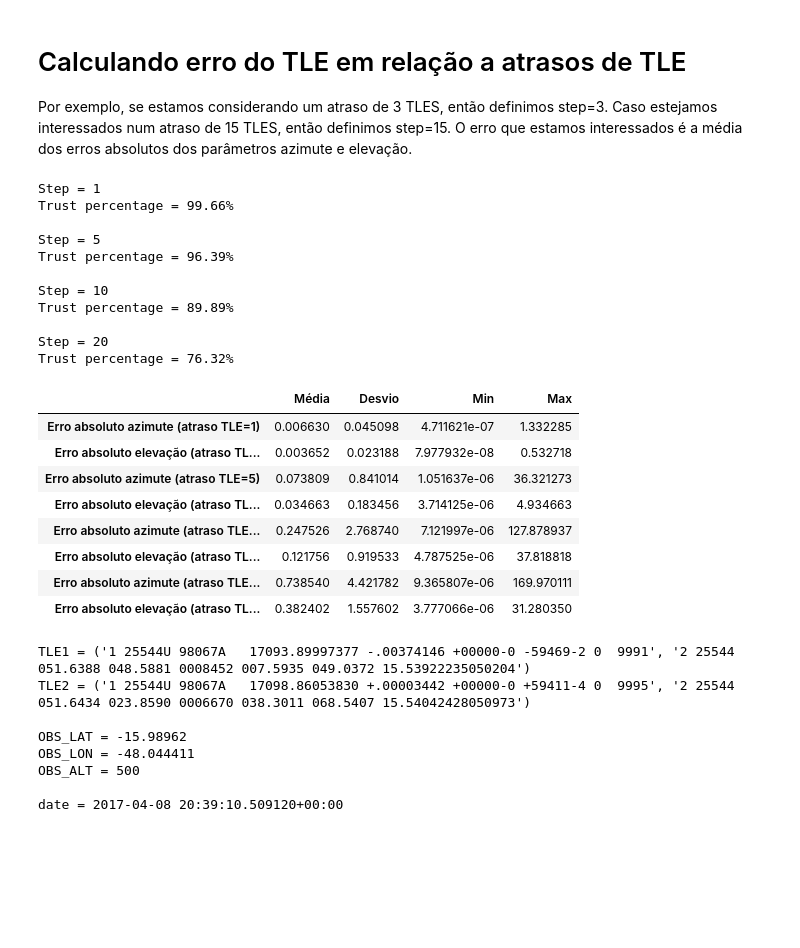
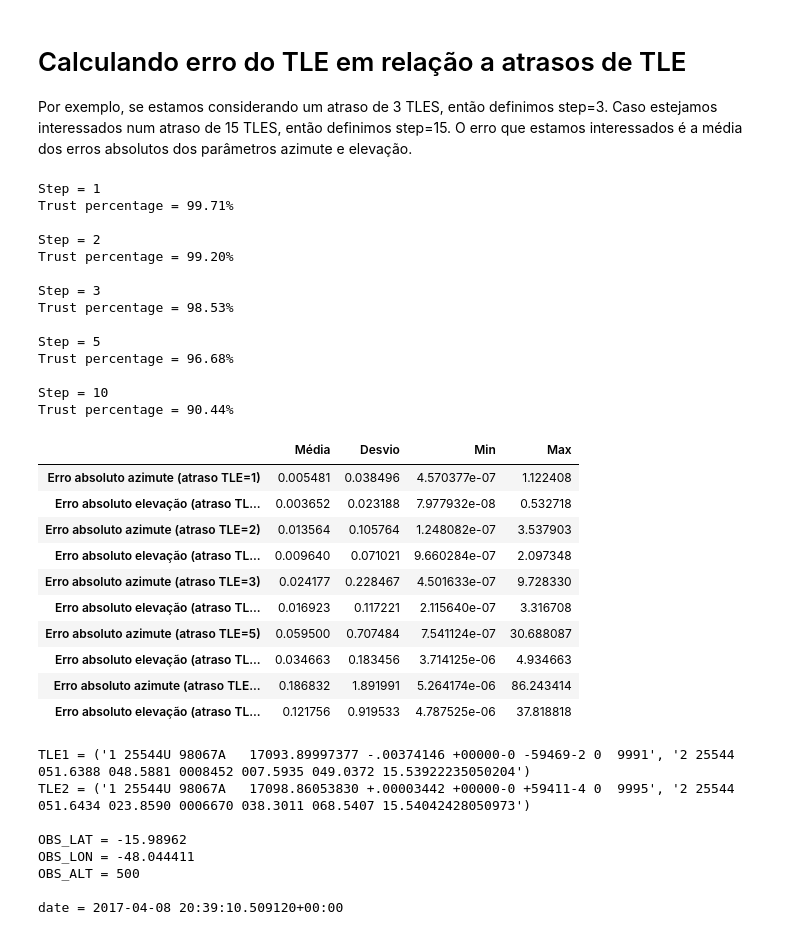
Before and after one commit to PI2-sunflower/satellite-tracker, a Jupyter notebook: notebooks/Estimating TLE error.ipynb, the cells around one changed output. Saved outputs shown, nothing was run; the diff lists cells and outputs as text; code cells hidden in the pictures; blank space fills up the shorter version.

```diff
--- a/notebooks/Estimating TLE error.ipynb
+++ b/notebooks/Estimating TLE error.ipynb
@@ -33,10 +33,12 @@ for i in range(1, len(tles_file)):
     if tles_file[i].epoch != tles_file[i - 1].epoch:
         tles.append(tles_file[i])
 # %%
-def degrees_error(deg1, deg2):
+def degrees_error(deg1, deg2, correction=1.0):
     err = abs(deg1 - deg2)
     if err > 180.0:
         err = 360.0 - err
+
+    err *= correction
     return err
 
 def two_tle_error(tle1, tle2):
@@ -53,7 +55,8 @@ def two_tle_error(tle1, tle2):
     az1, el1 = sat1.get_observer_azimuth_elevation(OBS_LAT, OBS_LON, OBS_ALT, date=epoch2)
     az2, el2 = sat2.get_observer_azimuth_elevation(OBS_LAT, OBS_LON, OBS_ALT, date=epoch2)
 
-    return degrees_error(az1, az2), degrees_error(el1, el2), epoch2 - epoch1
+    correction = np.cos(np.deg2rad(np.mean([el1, el2])))
+    return degrees_error(az1, az2, correction=correction), degrees_error(el1, el2), epoch2 - epoch1
 # %%
 errors = [two_tle_error(tles[i - 1], tles[i]) for i in range(1, len(tles))]
 az_errors = np.array([err[0] for err in errors])
@@ -146,38 +149,43 @@ def find_delayed_pairs(tles, step):
 # %%
 data = dict()
 
 mean_std = lambda x: (np.mean(x), np.std(x), np.min(x), np.max(x))
 
-steps = [1, 5, 10, 20]
+steps = [1, 2, 3, 5, 10]
 
 for i in steps:
     az, el = find_delayed_pairs(tles, i)
     data['Erro absoluto azimute (atraso TLE={})'.format(i)] = mean_std(az)
     data['Erro absoluto elevação (atraso TLE={})'.format(i)] = mean_std(el)
 
 df = pd.DataFrame(data, index=['Média', 'Desvio', 'Min', 'Max']).transpose()
 display(df)
 # %% [output]
 Step = 1
-Trust percentage = 99.66%
+Trust percentage = 99.71%
+
+Step = 2
+Trust percentage = 99.20%
+
+Step = 3
+Trust percentage = 98.53%
 
 Step = 5
-Trust percentage = 96.39%
+Trust percentage = 96.68%
 
 Step = 10
-Trust percentage = 89.89%
-
-Step = 20
-Trust percentage = 76.32%
+Trust percentage = 90.44%
 |  | Média | Desvio | Min | Max |
-| Erro absoluto azimute (atraso TLE=1) | 0.006630 | 0.045098 | 4.711621e-07 | 1.332285 |
+| Erro absoluto azimute (atraso TLE=1) | 0.005481 | 0.038496 | 4.570377e-07 | 1.122408 |
 | Erro absoluto elevação (atraso TL... | 0.003652 | 0.023188 | 7.977932e-08 | 0.532718 |
-| Erro absoluto azimute (atraso TLE=5) | 0.073809 | 0.841014 | 1.051637e-06 | 36.321273 |
+| Erro absoluto azimute (atraso TLE=2) | 0.013564 | 0.105764 | 1.248082e-07 | 3.537903 |
+| Erro absoluto elevação (atraso TL... | 0.009640 | 0.071021 | 9.660284e-07 | 2.097348 |
+| Erro absoluto azimute (atraso TLE=3) | 0.024177 | 0.228467 | 4.501633e-07 | 9.728330 |
+| Erro absoluto elevação (atraso TL... | 0.016923 | 0.117221 | 2.115640e-07 | 3.316708 |
+| Erro absoluto azimute (atraso TLE=5) | 0.059500 | 0.707484 | 7.541124e-07 | 30.688087 |
 | Erro absoluto elevação (atraso TL... | 0.034663 | 0.183456 | 3.714125e-06 | 4.934663 |
-| Erro absoluto azimute (atraso TLE... | 0.247526 | 2.768740 | 7.121997e-06 | 127.878937 |
+| Erro absoluto azimute (atraso TLE... | 0.186832 | 1.891991 | 5.264174e-06 | 86.243414 |
 | Erro absoluto elevação (atraso TL... | 0.121756 | 0.919533 | 4.787525e-06 | 37.818818 |
-| Erro absoluto azimute (atraso TLE... | 0.738540 | 4.421782 | 9.365807e-06 | 169.970111 |
-| Erro absoluto elevação (atraso TL... | 0.382402 | 1.557602 | 3.777066e-06 | 31.280350 |
 # %%
 def see_erro(tle1, tle2):
     OBS_LAT = -15.989620
```
Also changed, not shown: parts of 4 cells of this notebook, 1 other file.
